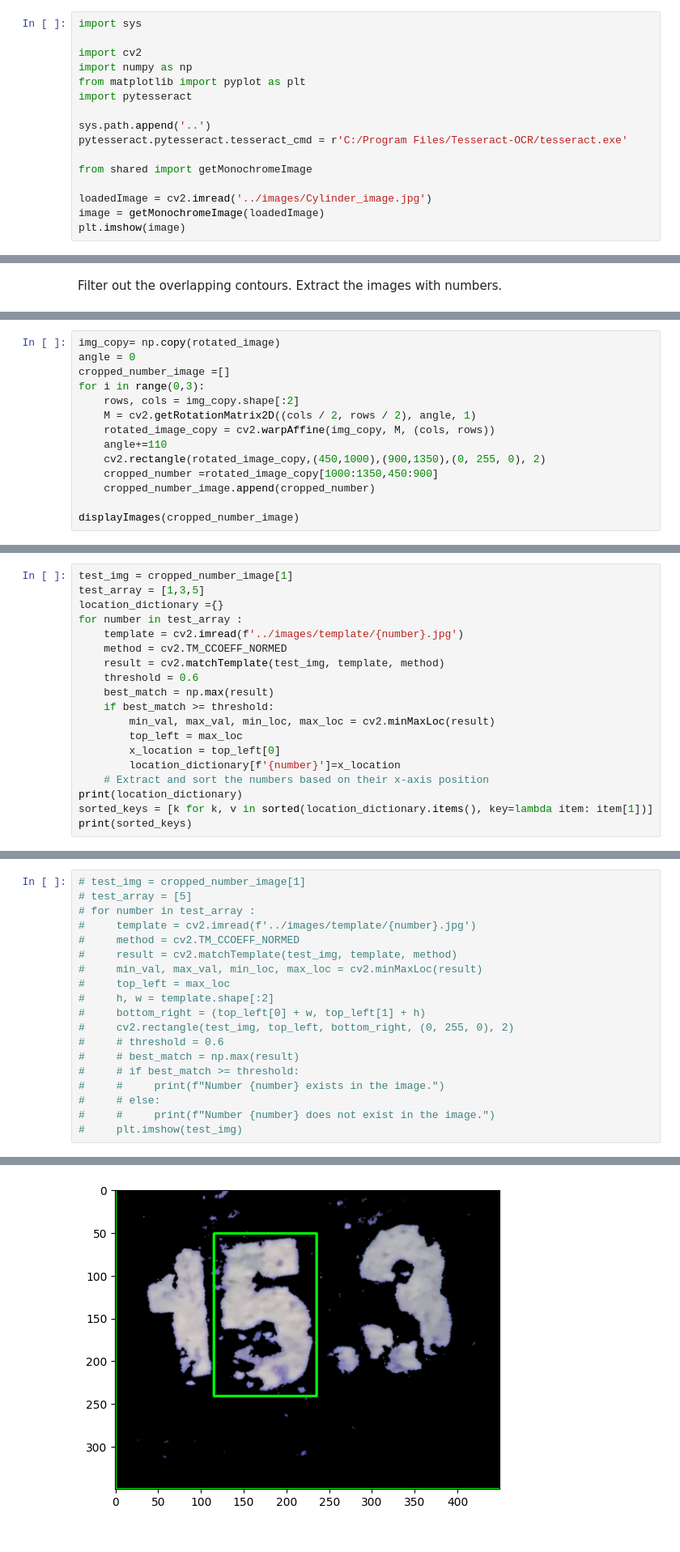
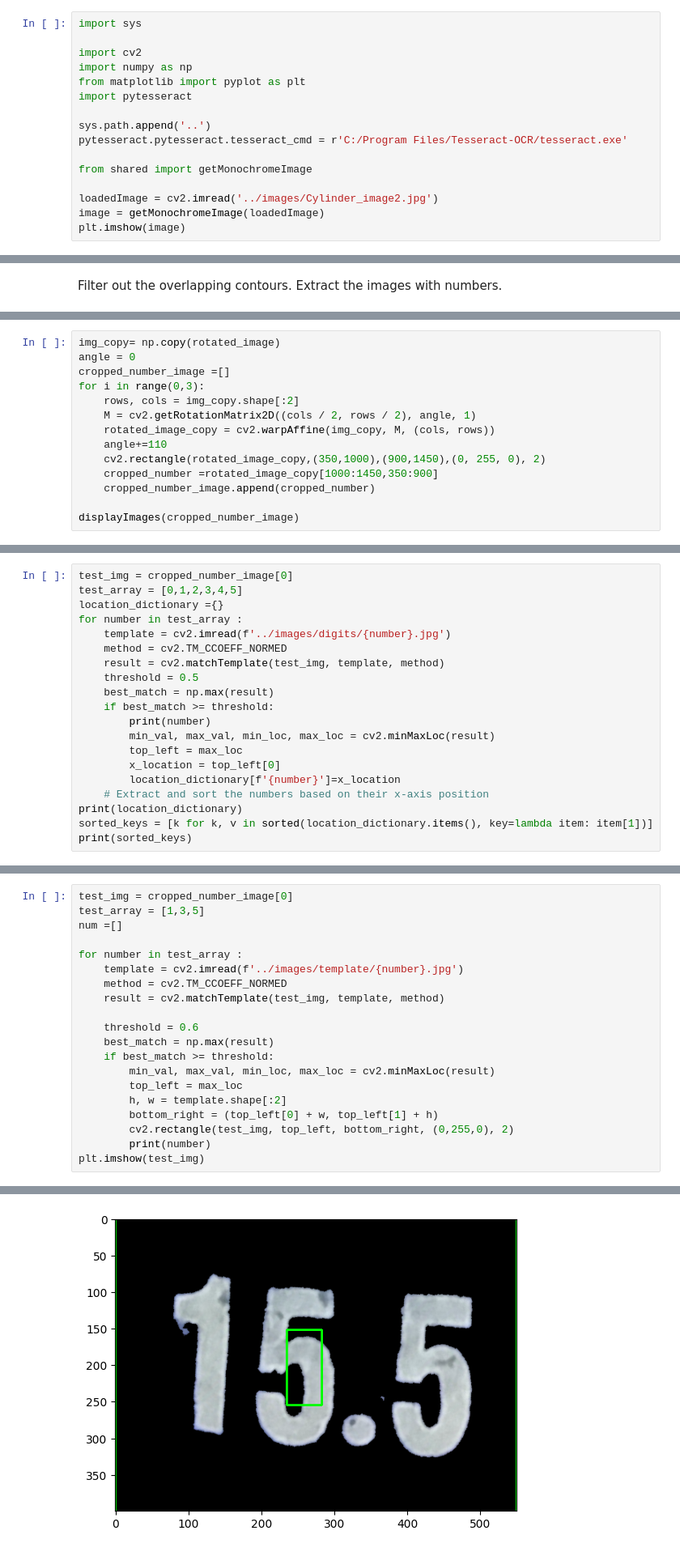
Before and after one commit to siddeshwarnavink/gas-cylinder-weight, a Jupyter notebook: gas-cylinder-weight/code-testing/Template_matching_test.ipynb, the cells around one changed output, grey strips where cells are left out. Shown at 81% size. Cells and saved outputs as stored; diff of their text form.

```diff
--- a/gas-cylinder-weight/code-testing/Template_matching_test.ipynb
+++ b/gas-cylinder-weight/code-testing/Template_matching_test.ipynb
@@ -13,7 +13,7 @@ pytesseract.pytesseract.tesseract_cmd = r'C:/Program Files/Tesseract-OCR/tessera
 
 from shared import getMonochromeImage
 
-loadedImage = cv2.imread('../images/Cylinder_image.jpg')
+loadedImage = cv2.imread('../images/Cylinder_image2.jpg')
 image = getMonochromeImage(loadedImage)
 plt.imshow(image)
 # %% [output]
@@ -204,8 +204,8 @@ for i in range(0,3):
     M = cv2.getRotationMatrix2D((cols / 2, rows / 2), angle, 1)
     rotated_image_copy = cv2.warpAffine(img_copy, M, (cols, rows))
     angle+=110
-    cv2.rectangle(rotated_image_copy,(450,1000),(900,1350),(0, 255, 0), 2)
-    cropped_number =rotated_image_copy[1000:1350,450:900]
+    cv2.rectangle(rotated_image_copy,(350,1000),(900,1450),(0, 255, 0), 2)
+    cropped_number =rotated_image_copy[1000:1450,350:900]
     cropped_number_image.append(cropped_number)
 
 displayImages(cropped_number_image)
@@ -216,14 +216,15 @@ displayImages(cropped_number_image)
 # %%
-test_img = cropped_number_image[1]
-test_array = [1,3,5]
+test_img = cropped_number_image[0]
+test_array = [0,1,2,3,4,5]
 location_dictionary ={}
 for number in test_array :
-    template = cv2.imread(f'../images/template/{number}.jpg')
+    template = cv2.imread(f'../images/digits/{number}.jpg')
     method = cv2.TM_CCOEFF_NORMED
     result = cv2.matchTemplate(test_img, template, method)
-    threshold = 0.6
+    threshold = 0.5
     best_match = np.max(result)
     if best_match >= threshold:
+        print(number)
         min_val, max_val, min_loc, max_loc = cv2.minMaxLoc(result)
         top_left = max_loc
         x_location = top_left[0]
@@ -238,20 +241,21 @@ print(sorted_keys)
 # %%
-# test_img = cropped_number_image[1]
-# test_array = [5]
-# for number in test_array :
-#     template = cv2.imread(f'../images/template/{number}.jpg')
-#     method = cv2.TM_CCOEFF_NORMED
-#     result = cv2.matchTemplate(test_img, template, method)
-#     min_val, max_val, min_loc, max_loc = cv2.minMaxLoc(result)
-#     top_left = max_loc
-#     h, w = template.shape[:2]
-#     bottom_right = (top_left[0] + w, top_left[1] + h)
-#     cv2.rectangle(test_img, top_left, bottom_right, (0, 255, 0), 2)
-#     # threshold = 0.6
-#     # best_match = np.max(result)
-#     # if best_match >= threshold:
-#     #     print(f"Number {number} exists in the image.")
-#     # else:
-#     #     print(f"Number {number} does not exist in the image.")
-#     plt.imshow(test_img)
+test_img = cropped_number_image[0]
+test_array = [1,3,5]
+num =[]
+
+for number in test_array :
+    template = cv2.imread(f'../images/template/{number}.jpg')
+    method = cv2.TM_CCOEFF_NORMED
+    result = cv2.matchTemplate(test_img, template, method)
+
+    threshold = 0.6
+    best_match = np.max(result)
+    if best_match >= threshold:
+        min_val, max_val, min_loc, max_loc = cv2.minMaxLoc(result)
+        top_left = max_loc
+        h, w = template.shape[:2]
+        bottom_right = (top_left[0] + w, top_left[1] + h)
+        cv2.rectangle(test_img, top_left, bottom_right, (0,255,0), 2)
+        print(number)
+plt.imshow(test_img)
 # %% [output]
@@ -258,4 +264,4 @@ print(sorted_keys)
-[figure, old version]
+[figure, new version]
 # %%
 import re
 
```
Also changed, not shown: parts of 9 cells of this notebook, 16 other files.
